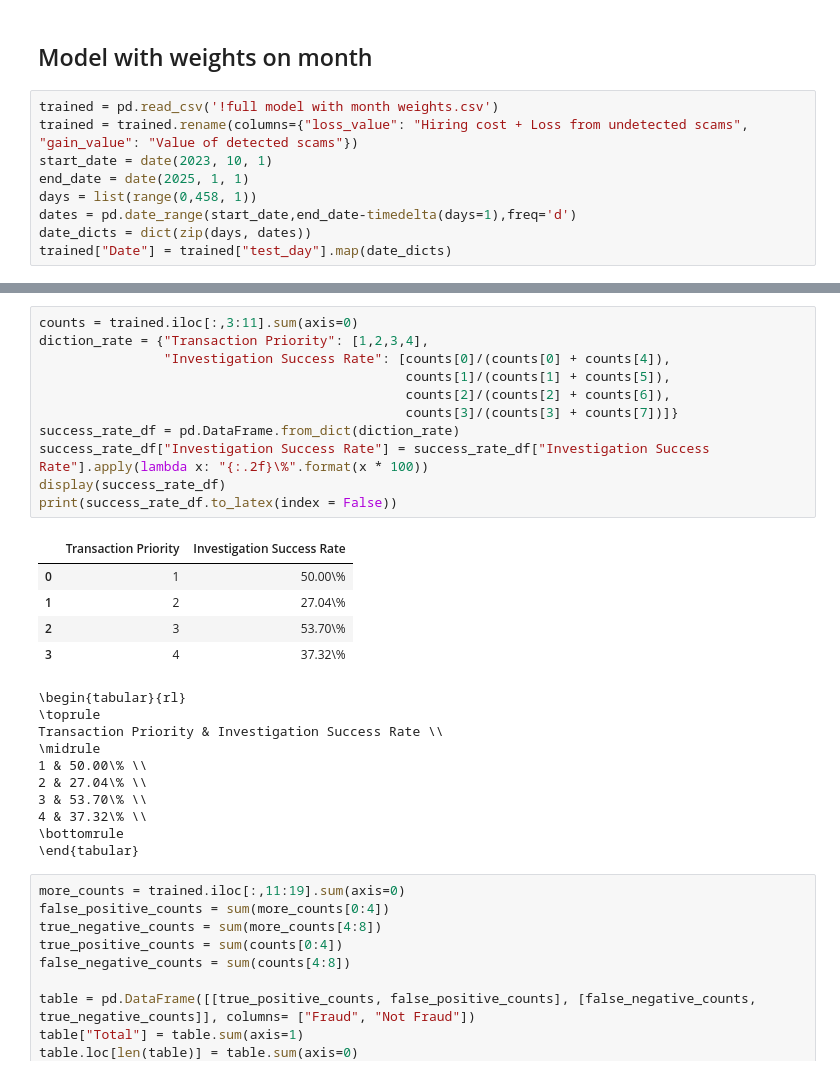
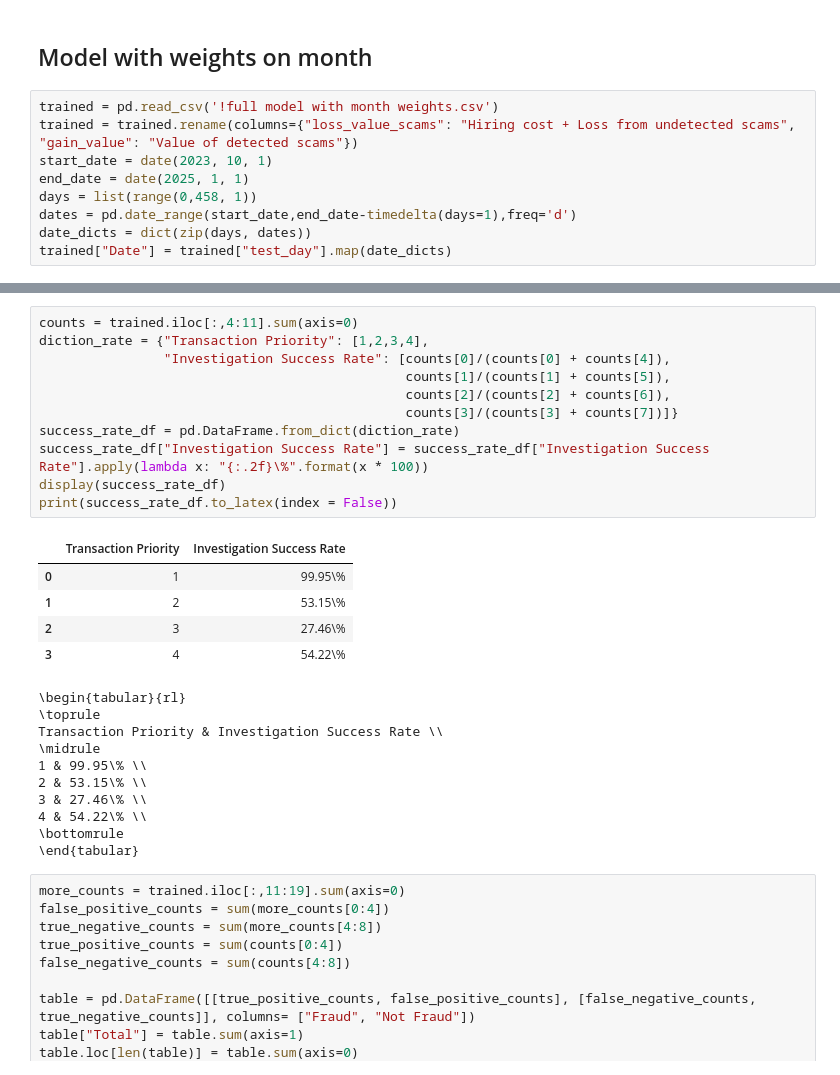
Before and after one commit to nicolastalia/mmcs_final, a Jupyter notebook: output_analyser.ipynb, the cells around one changed output, grey strips where cells are left out. Cells and saved outputs as stored; diff of their text form.

```diff
--- a/output_analyser.ipynb
+++ b/output_analyser.ipynb
@@ -193,7 +193,7 @@ Total & 781 & 95813 & 96594 \\
 ## Model with weights on month
 # %%
 trained = pd.read_csv('!full model with month weights.csv')
-trained = trained.rename(columns={"loss_value": "Hiring cost + Loss from undetected scams", "gain_value": "Value of detected scams"})
+trained = trained.rename(columns={"loss_value_scams": "Hiring cost + Loss from undetected scams", "gain_value": "Value of detected scams"})
 start_date = date(2023, 10, 1)
 end_date = date(2025, 1, 1)
 days = list(range(0,458, 1))
@@ -277,30 +277,30 @@ Proportion & 72.51\% & 27.49\% \\
 \bottomrule
 \end{tabular}
 # %%
-counts = trained.iloc[:,3:11].sum(axis=0)
+counts = trained.iloc[:,4:11].sum(axis=0)
 diction_rate = {"Transaction Priority": [1,2,3,4],
                 "Investigation Success Rate": [counts[0]/(counts[0] + counts[4]),
                                                counts[1]/(counts[1] + counts[5]),
                                                counts[2]/(counts[2] + counts[6]),
                                                counts[3]/(counts[3] + counts[7])]}
 success_rate_df = pd.DataFrame.from_dict(diction_rate)
 success_rate_df["Investigation Success Rate"] = success_rate_df["Investigation Success Rate"].apply(lambda x: "{:.2f}\%".format(x * 100))
 display(success_rate_df)
 print(success_rate_df.to_latex(index = False))
 # %% [output]
 |  | Transaction Priority | Investigation Success Rate |
-| 0 | 1 | 50.00\% |
-| 1 | 2 | 27.04\% |
-| 2 | 3 | 53.70\% |
-| 3 | 4 | 37.32\% |
+| 0 | 1 | 99.95\% |
+| 1 | 2 | 53.15\% |
+| 2 | 3 | 27.46\% |
+| 3 | 4 | 54.22\% |
 \begin{tabular}{rl}
 \toprule
 Transaction Priority & Investigation Success Rate \\
 \midrule
-1 & 50.00\% \\
-2 & 27.04\% \\
-3 & 53.70\% \\
-4 & 37.32\% \\
+1 & 99.95\% \\
+2 & 53.15\% \\
+3 & 27.46\% \\
+4 & 54.22\% \\
 \bottomrule
 \end{tabular}
 # %%
```
Also changed, not shown: parts of 9 cells of this notebook, 2 other files.
